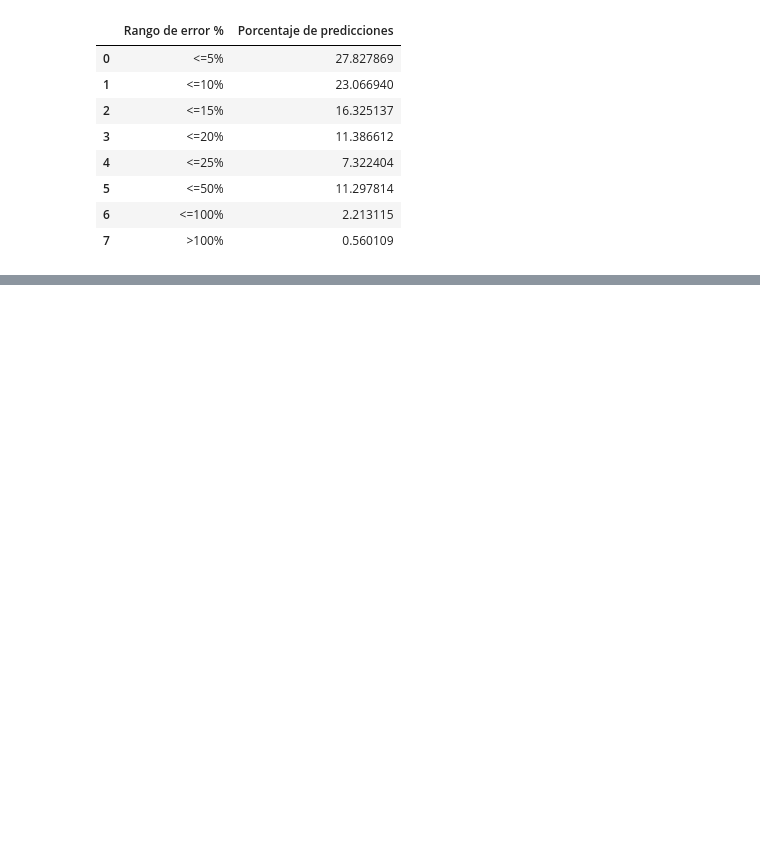
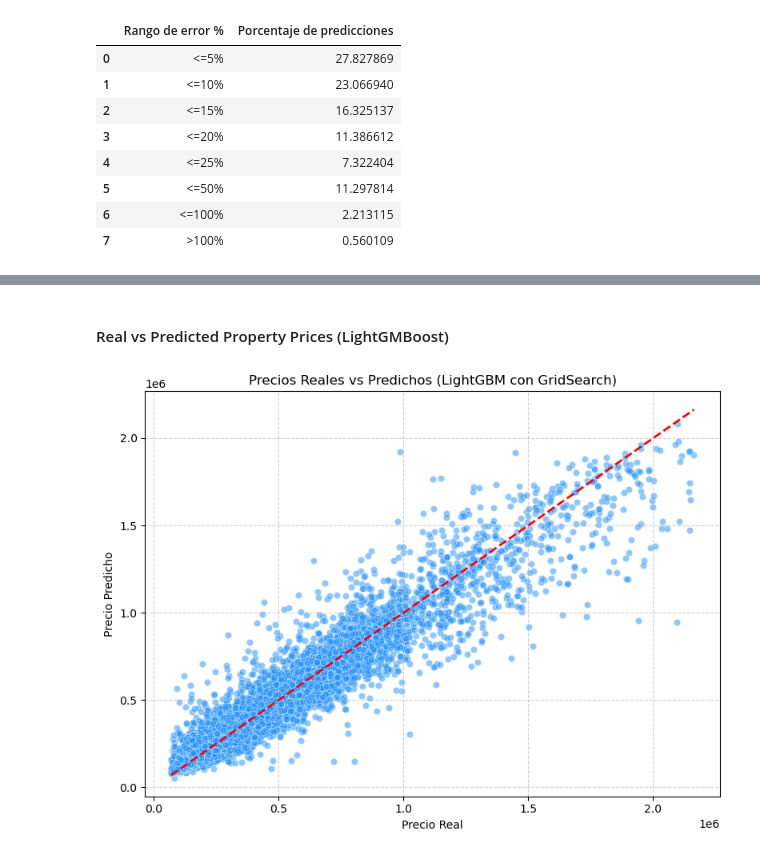
Before and after one commit to Marinaparragonz/Rental-Price-Recommendation-System-in-Madrid-using-Machine-Learning, a Jupyter notebook: XGBoost-LightGMB.ipynb, the cells around one changed output, grey strips where cells are left out. Cells and saved outputs as stored; diff of their text form; code cells hidden in the pictures; blank space fills up the shorter version.

```diff
--- a/XGBoost-LightGMB.ipynb
+++ b/XGBoost-LightGMB.ipynb
@@ -491,0 +549,15 @@ Passing `palette` without assigning `hue` is deprecated and will be removed in v
+# %% [markdown]
+#### Real vs Predicted Property Prices (LightGMBoost)
+# %%
+
+plt.figure(figsize=(8,6))
+sns.scatterplot(x=y_test, y=y_pred, alpha=0.5, color='dodgerblue')
+plt.plot([y_test.min(), y_test.max()], [y_test.min(), y_test.max()], 'r--', lw=2)
+plt.xlabel('Precio Real')
+plt.ylabel('Precio Predicho')
+plt.title('Precios Reales vs Predichos (LightGBM con GridSearch)')
+plt.grid(True, linestyle='--', alpha=0.6)
+plt.tight_layout()
+plt.show()
+# %% [output]
+[figure, added]
```
Also changed, not shown: parts of 21 cells of this notebook, 2 other files.
